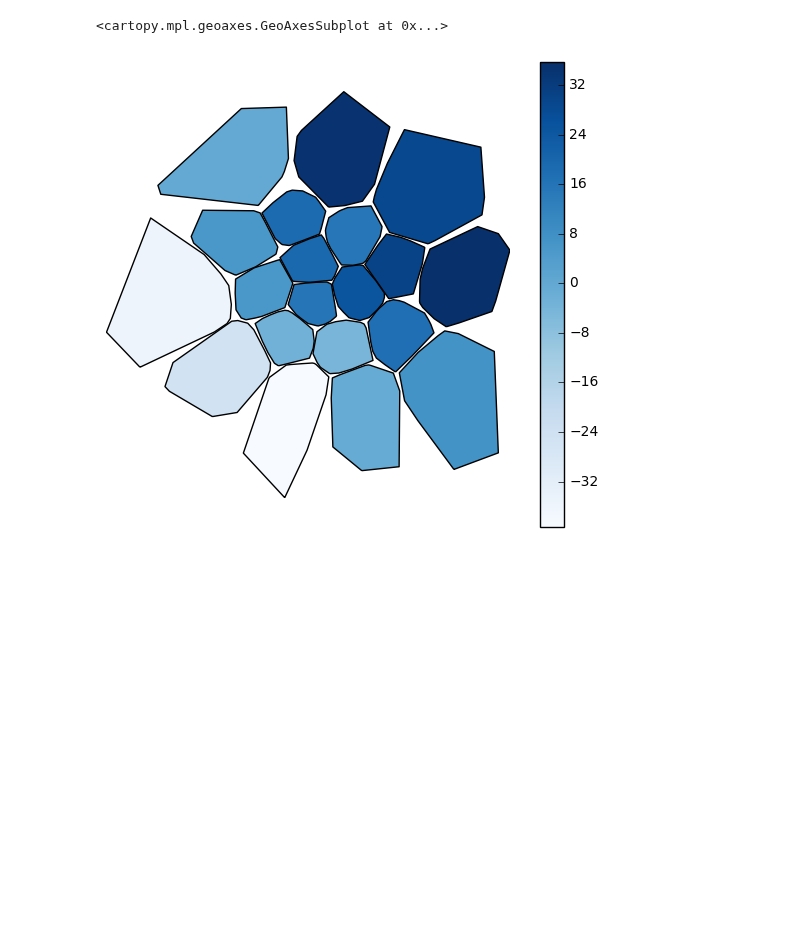
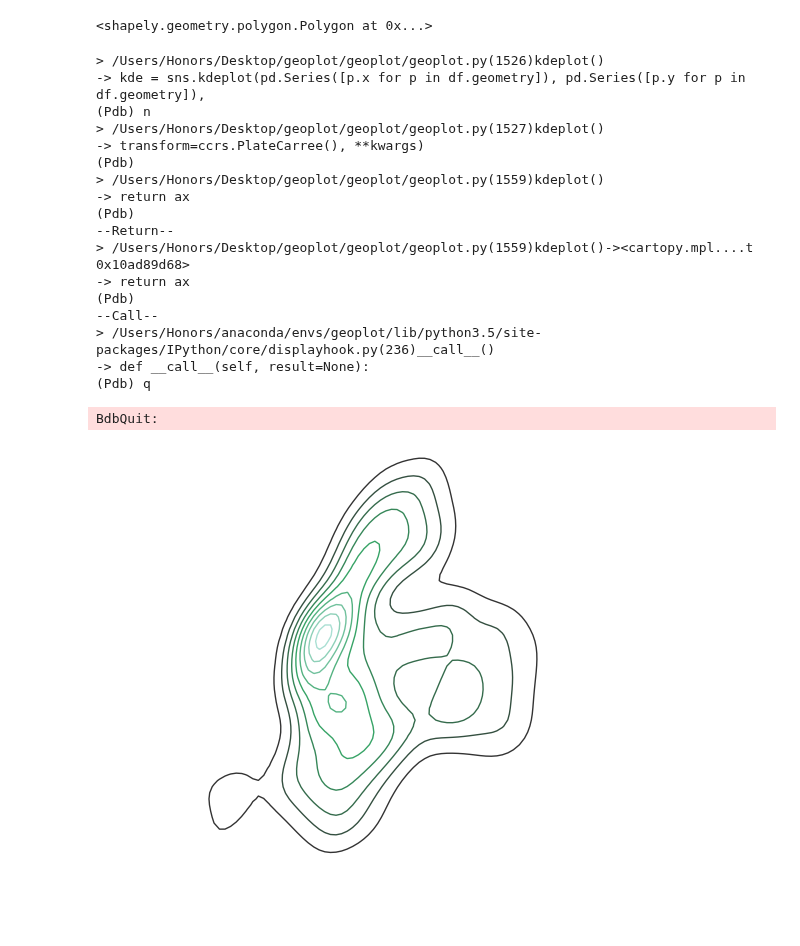
Before and after one commit to ResidentMario/geoplot, a Jupyter notebook: notebooks/Untitled.ipynb, the cells around one changed output. Cells and saved outputs as stored; diff of their text form; code cells hidden in the pictures; blank space fills up the shorter version.

```diff
--- a/notebooks/Untitled.ipynb
+++ b/notebooks/Untitled.ipynb
@@ -25,5 +10,0 @@ polydata['latdep'] = polydata['classification'] + np.random.normal() * 5 + 5 + p
-# %%
-gplt.choropleth(polydata, hue='latdep', cmap='Blues', k=None, legend=True, projection=ccrs.PlateCarree())
-# %% [output]
-<cartopy.mpl.geoaxes.GeoAxesSubplot at 0x...>
-[figure, removed]
@@ -29,0 +13,39 @@ gplt.choropleth(polydata, hue='latdep', cmap='Blues', k=None, legend=True, proje
+# %%
+collisions = pd.read_csv("../data/nyc_collisions/NYPD_Motor_Vehicle_Collisions_2016.csv")
+def pointify(srs):
+    lat, long = srs['LATITUDE'], srs['LONGITUDE']
+    if pd.isnull(lat) or pd.isnull(long):
+        return shapely.geometry.Point(0, 0)
+    else:
+        return shapely.geometry.Point(long, lat)
+
+collisions = gpd.GeoDataFrame(collisions.head(5000), geometry=collisions.head(5000).apply(pointify, axis='columns'))
+collisions = collisions[collisions.geometry.map(lambda srs: not (srs.x == 0))]
+# %%
+boroughs = gpd.read_file("../data/nyc_boroughs/boroughs.geojson")
+# %%
+[p for p in boroughs.geometry.iloc[0]][3]
+# %% [output]
+<shapely.geometry.polygon.Polygon at 0x...>
+# %%
+gplt.kdeplot(collisions, clip=boroughs.geometry, projection=ccrs.AlbersEqualArea())
+# %% [output]
+> /Users/Honors/Desktop/geoplot/geoplot/geoplot.py(1526)kdeplot()
+-> kde = sns.kdeplot(pd.Series([p.x for p in df.geometry]), pd.Series([p.y for p in df.geometry]),
+(Pdb) n
+> /Users/Honors/Desktop/geoplot/geoplot/geoplot.py(1527)kdeplot()
+-> transform=ccrs.PlateCarree(), **kwargs)
+(Pdb)
+> /Users/Honors/Desktop/geoplot/geoplot/geoplot.py(1559)kdeplot()
+-> return ax
+(Pdb)
+--Return--
+> /Users/Honors/Desktop/geoplot/geoplot/geoplot.py(1559)kdeplot()-><cartopy.mpl....t 0x10ad89d68>
+-> return ax
+(Pdb)
+--Call--
+> /Users/Honors/anaconda/envs/geoplot/lib/python3.5/site-packages/IPython/core/displayhook.py(236)__call__()
+-> def __call__(self, result=None):
+(Pdb) q
+BdbQuit:
+[figure, added]
```
Also changed, not shown: parts of 12 cells of this notebook, 11 other files.
